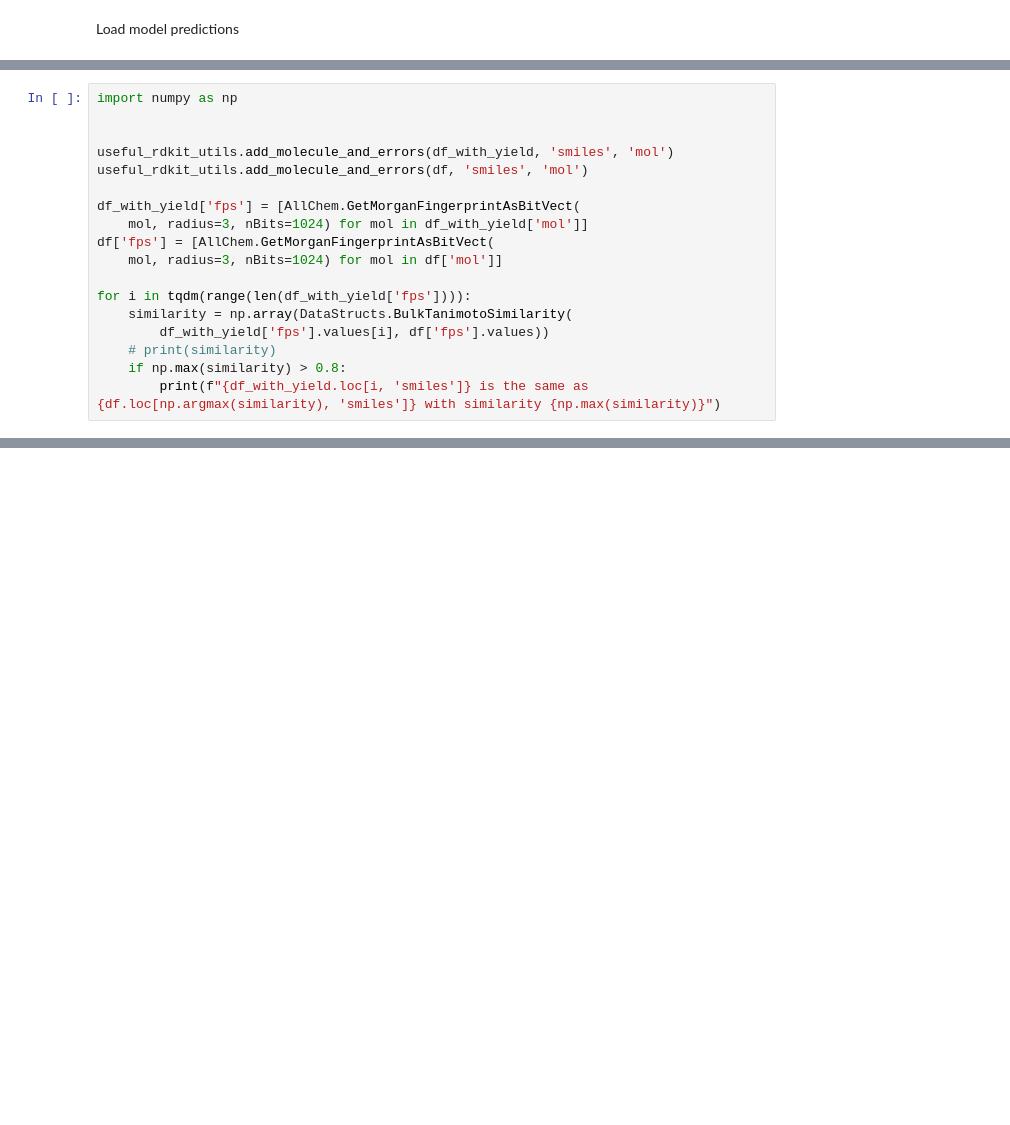
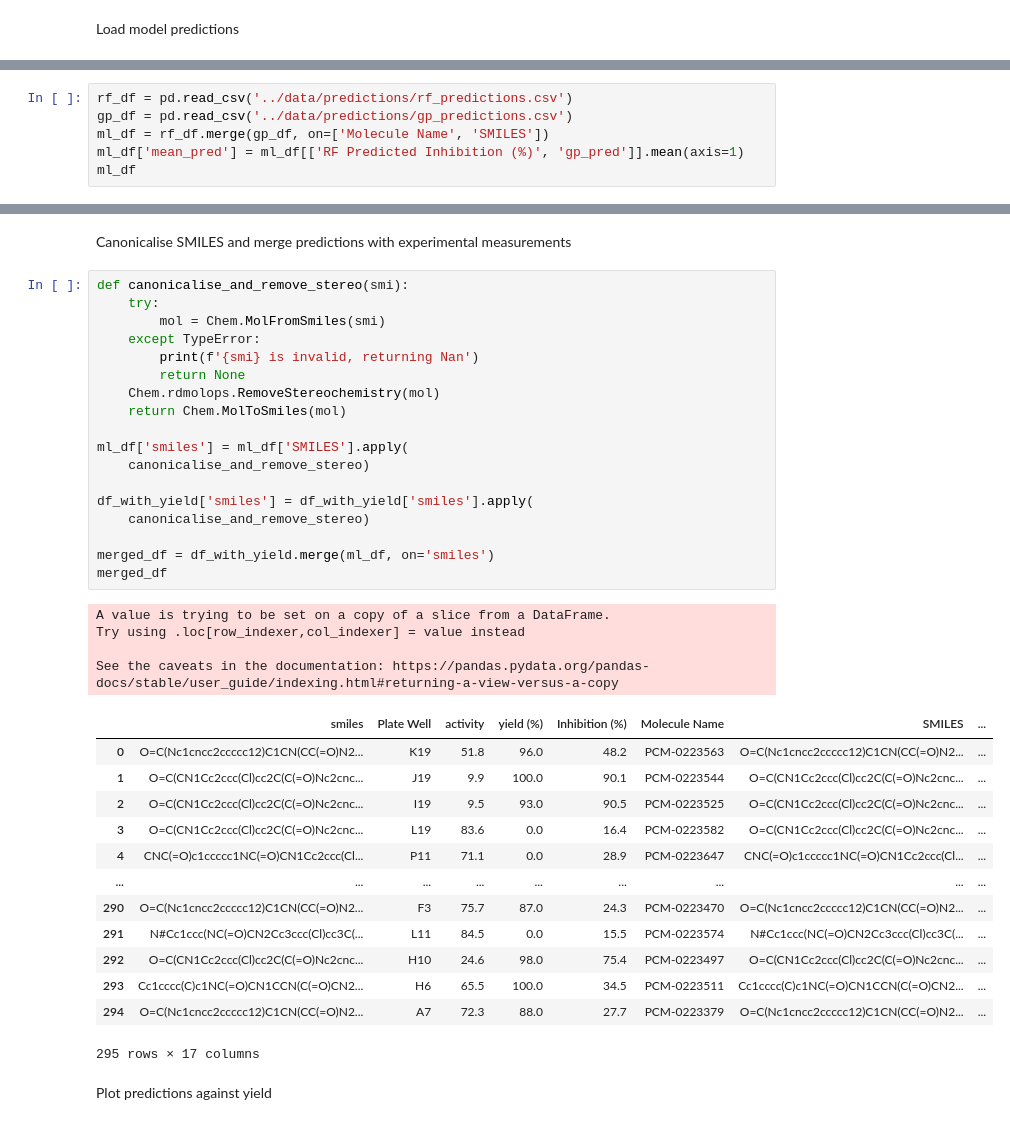
Before and after one commit to wjm41/deconvoluting_low_yield, a Jupyter notebook: notebooks/visualise_new_yields.ipynb, the cells around one changed output, grey strips where cells are left out. Drawn from its saved outputs; the diff is of its cells as text; blank space fills up the shorter version.

Commit message:
Plot

```diff
--- a/notebooks/visualise_new_yields.ipynb
+++ b/notebooks/visualise_new_yields.ipynb
@@ -231,18 +119,0 @@ Tanimoto index search
-# %%
-import numpy as np
-
-
-useful_rdkit_utils.add_molecule_and_errors(df_with_yield, 'smiles', 'mol')
-useful_rdkit_utils.add_molecule_and_errors(df, 'smiles', 'mol')
-
-df_with_yield['fps'] = [AllChem.GetMorganFingerprintAsBitVect(
-    mol, radius=3, nBits=1024) for mol in df_with_yield['mol']]
-df['fps'] = [AllChem.GetMorganFingerprintAsBitVect(
-    mol, radius=3, nBits=1024) for mol in df['mol']]
-
-for i in tqdm(range(len(df_with_yield['fps']))):
-    similarity = np.array(DataStructs.BulkTanimotoSimilarity(
-        df_with_yield['fps'].values[i], df['fps'].values))
-    # print(similarity)
-    if np.max(similarity) > 0.8:
-        print(f"{df_with_yield.loc[i, 'smiles']} is the same as {df.loc[np.argmax(similarity), 'smiles']} with similarity {np.max(similarity)}")
@@ -266,0 +120,6 @@ O=C(Nc1cncc2ccccc12)C1CN(CC(=O)N2CCN(C(=O)C3COc4ccccc4O3)CC2)Cc2ccc(Cl)cc21 is t
+# %%
+rf_df = pd.read_csv('../data/predictions/rf_predictions.csv')
+gp_df = pd.read_csv('../data/predictions/gp_predictions.csv')
+ml_df = rf_df.merge(gp_df, on=['Molecule Name', 'SMILES'])
+ml_df['mean_pred'] = ml_df[['RF Predicted Inhibition (%)', 'gp_pred']].mean(axis=1)
+ml_df
@@ -267 +140,41 @@ O=C(Nc1cncc2ccccc12)C1CN(CC(=O)N2CCN(C(=O)C3COc4ccccc4O3)CC2)Cc2ccc(Cl)cc21 is t
+# %% [markdown]
+Canonicalise SMILES and merge predictions with experimental measurements
+# %%
+def canonicalise_and_remove_stereo(smi):
+    try:
+        mol = Chem.MolFromSmiles(smi)
+    except TypeError:
+        print(f'{smi} is invalid, returning Nan')
+        return None
+    Chem.rdmolops.RemoveStereochemistry(mol)
+    return Chem.MolToSmiles(mol)
+
+ml_df['smiles'] = ml_df['SMILES'].apply(
+    canonicalise_and_remove_stereo)
+
+df_with_yield['smiles'] = df_with_yield['smiles'].apply(
+    canonicalise_and_remove_stereo)
+
+merged_df = df_with_yield.merge(ml_df, on='smiles')
+merged_df
+# %% [output]
+A value is trying to be set on a copy of a slice from a DataFrame.
+Try using .loc[row_indexer,col_indexer] = value instead
+
+See the caveats in the documentation: https://pandas.pydata.org/pandas-docs/stable/user_guide/indexing.html#returning-a-view-versus-a-copy
+|  | smiles | Plate Well | activity | yield (%) | Inhibition (%) | Molecule Name | SMILES | ... |
+| 0 | O=C(Nc1cncc2ccccc12)C1CN(CC(=O)N2... | K19 | 51.8 | 96.0 | 48.2 | PCM-0223563 | O=C(Nc1cncc2ccccc12)C1CN(CC(=O)N2... | ... |
+| 1 | O=C(CN1Cc2ccc(Cl)cc2C(C(=O)Nc2cnc... | J19 | 9.9 | 100.0 | 90.1 | PCM-0223544 | O=C(CN1Cc2ccc(Cl)cc2C(C(=O)Nc2cnc... | ... |
+| 2 | O=C(CN1Cc2ccc(Cl)cc2C(C(=O)Nc2cnc... | I19 | 9.5 | 93.0 | 90.5 | PCM-0223525 | O=C(CN1Cc2ccc(Cl)cc2C(C(=O)Nc2cnc... | ... |
+| 3 | O=C(CN1Cc2ccc(Cl)cc2C(C(=O)Nc2cnc... | L19 | 83.6 | 0.0 | 16.4 | PCM-0223582 | O=C(CN1Cc2ccc(Cl)cc2C(C(=O)Nc2cnc... | ... |
+| 4 | CNC(=O)c1ccccc1NC(=O)CN1Cc2ccc(Cl... | P11 | 71.1 | 0.0 | 28.9 | PCM-0223647 | CNC(=O)c1ccccc1NC(=O)CN1Cc2ccc(Cl... | ... |
+| ... | ... | ... | ... | ... | ... | ... | ... | ... |
+| 290 | O=C(Nc1cncc2ccccc12)C1CN(CC(=O)N2... | F3 | 75.7 | 87.0 | 24.3 | PCM-0223470 | O=C(Nc1cncc2ccccc12)C1CN(CC(=O)N2... | ... |
+| 291 | N#Cc1ccc(NC(=O)CN2Cc3ccc(Cl)cc3C(... | L11 | 84.5 | 0.0 | 15.5 | PCM-0223574 | N#Cc1ccc(NC(=O)CN2Cc3ccc(Cl)cc3C(... | ... |
+| 292 | O=C(CN1Cc2ccc(Cl)cc2C(C(=O)Nc2cnc... | H10 | 24.6 | 98.0 | 75.4 | PCM-0223497 | O=C(CN1Cc2ccc(Cl)cc2C(C(=O)Nc2cnc... | ... |
+| 293 | Cc1cccc(C)c1NC(=O)CN1CCN(C(=O)CN2... | H6 | 65.5 | 100.0 | 34.5 | PCM-0223511 | Cc1cccc(C)c1NC(=O)CN1CCN(C(=O)CN2... | ... |
+| 294 | O=C(Nc1cncc2ccccc12)C1CN(CC(=O)N2... | A7 | 72.3 | 88.0 | 27.7 | PCM-0223379 | O=C(Nc1cncc2ccccc12)C1CN(CC(=O)N2... | ... |
+295 rows × 17 columns
+# %% [markdown]
+Plot predictions against yield
 # %%
```
Also changed, not shown: parts of 21 cells of this notebook.
